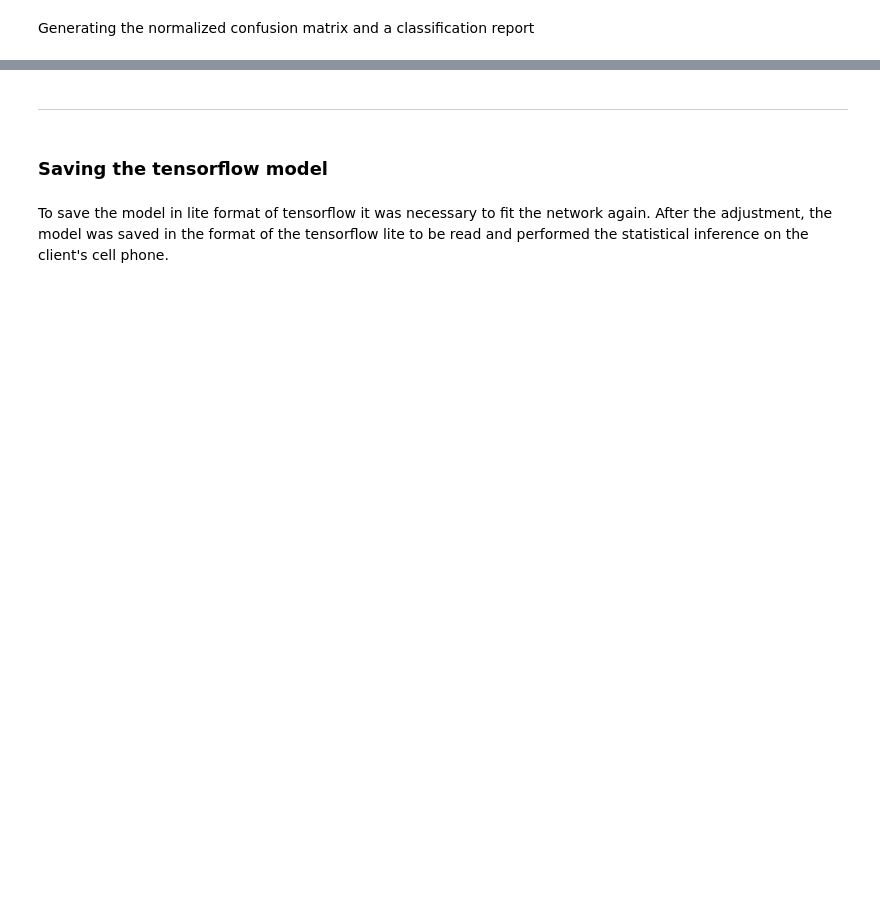
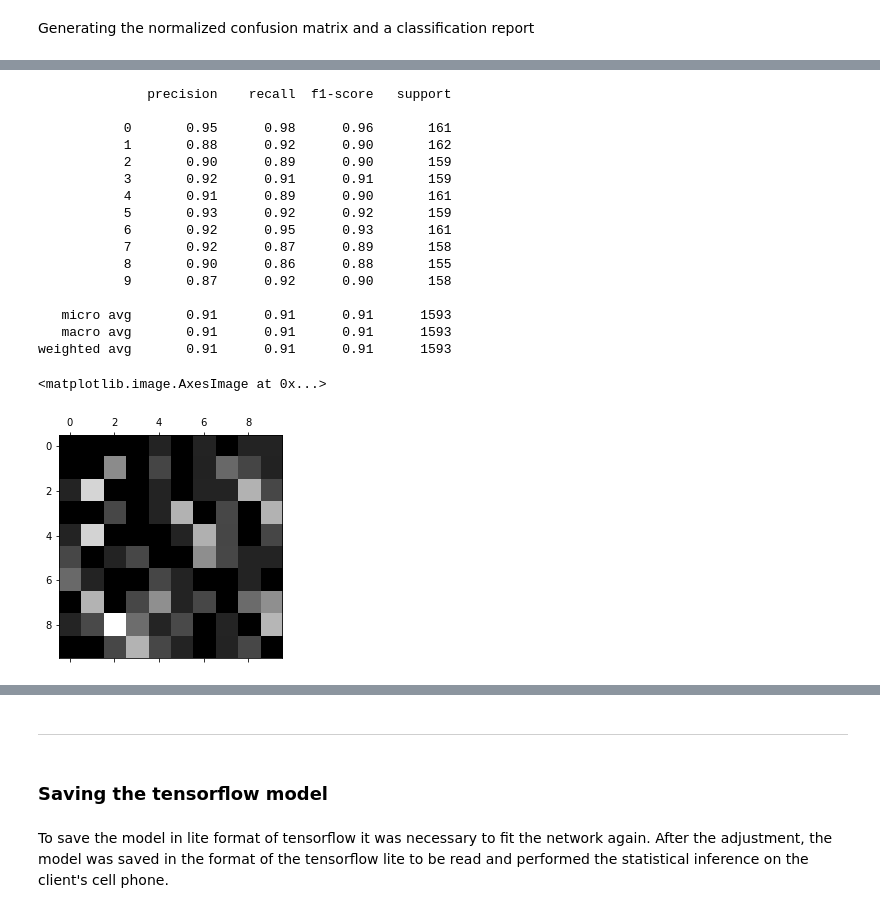
Before and after one commit to Krids/CharacterRecognitionProject, a Jupyter notebook: CharacterRecognition.ipynb, the cells around one changed output, grey strips where cells are left out. Cells and saved outputs as stored; diff of their text form; code cells hidden in the pictures; blank space fills up the shorter version.

```diff
--- a/CharacterRecognition.ipynb
+++ b/CharacterRecognition.ipynb
@@ -196,0 +201,12 @@ def create_model():
+# %%
+# Function to create model, required for KerasClassifier
+def create_model_2():
+    # create model
+    model = keras.Sequential()
+    model.add(keras.layers.Flatten(input_shape=(16, 16)))
+    model.add(keras.layers.Dense(32, activation='sigmoid'))
+    model.add(keras.layers.Dense(32, activation='sigmoid'))
+    model.add(keras.layers.Dense(10, activation='sigmoid'))
+    # Compile model
+    model.compile(loss='categorical_crossentropy', optimizer='adam', metrics=['accuracy'])
+    return model
@@ -200,3 +235,9 @@ neural_network = KerasClassifier(build_fn=create_model,
                                  epochs=100,
                                  batch_size=64,
                                  verbose=0)
+# %%
+# Wrap Keras model so it can be used by scikit-learn
+neural_network_2 = KerasClassifier(build_fn=create_model_2,
+                                 epochs=100,
+                                 batch_size=64,
+                                 verbose=0)
@@ -265,0 +413,7 @@ class_rep = classification_report(Y, val_predict)
+# %%
+conf_mx_2 = confusion_matrix(Y, val_predict_2)
+row_sums = conf_mx_2.sum(axis=1, keepdims=True)
+norm_conf_mx_2 = conf_mx_2 / row_sums
+np.fill_diagonal(norm_conf_mx_2, 0)
+
+class_rep_2 = classification_report(Y, val_predict_2)
@@ -287,0 +449,22 @@ weighted avg       0.92      0.92      0.92      1593
+# %%
+print(class_rep_2)
+plt.matshow(norm_conf_mx_2, cmap=plt.cm.gray)
+# %% [output]
+              precision    recall  f1-score   support
+
+           0       0.95      0.98      0.96       161
+           1       0.88      0.92      0.90       162
+           2       0.90      0.89      0.90       159
+           3       0.92      0.91      0.91       159
+           4       0.91      0.89      0.90       161
+           5       0.93      0.92      0.92       159
+           6       0.92      0.95      0.93       161
+           7       0.92      0.87      0.89       158
+           8       0.90      0.86      0.88       155
+           9       0.87      0.92      0.90       158
+
+   micro avg       0.91      0.91      0.91      1593
+   macro avg       0.91      0.91      0.91      1593
+weighted avg       0.91      0.91      0.91      1593
+<matplotlib.image.AxesImage at 0x...>
+[figure, added]
```
Also changed, not shown: parts of 35 cells of this notebook, 3 other files.
